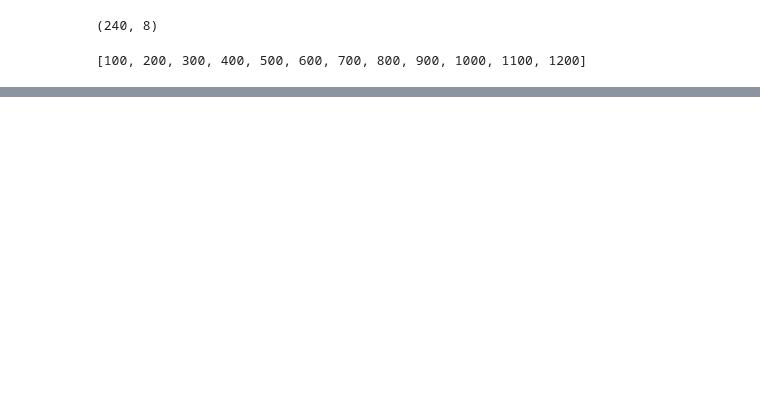
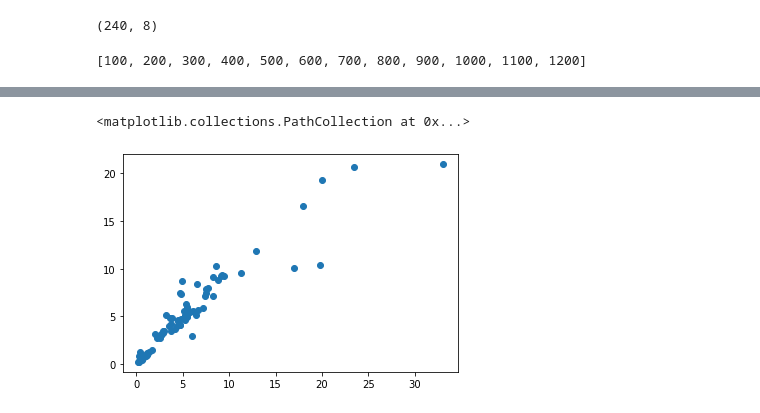
Before and after one commit to purplevarun/car-price-prediction, a Jupyter notebook: Untitled.ipynb, the cells around one changed output, grey strips where cells are left out. Drawn from its saved outputs; the diff is of its cells as text; code cells hidden in the pictures; blank space fills up the shorter version.

```diff
--- a/Untitled.ipynb
+++ b/Untitled.ipynb
@@ -272,0 +352,5 @@ min
+# %%
+plt.scatter(Y_test,predictions)
+# %% [output]
+<matplotlib.collections.PathCollection at 0x...>
+[figure, added]
```
Also changed, not shown: parts of 13 cells of this notebook, 1 other file.
